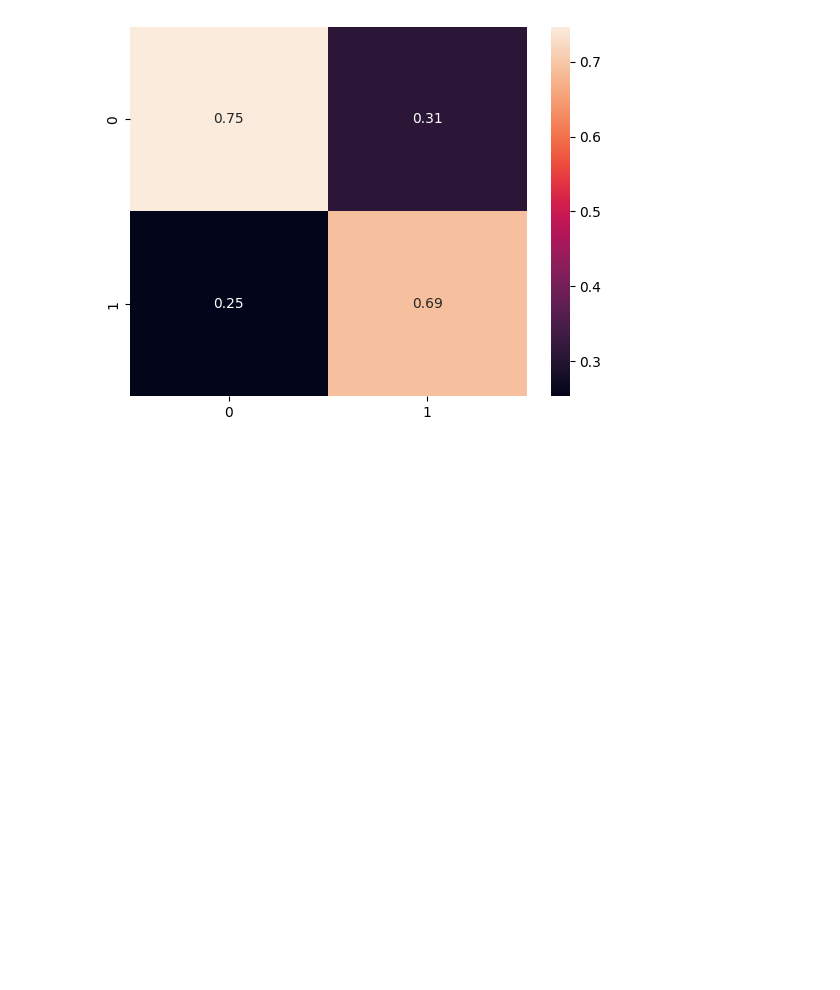
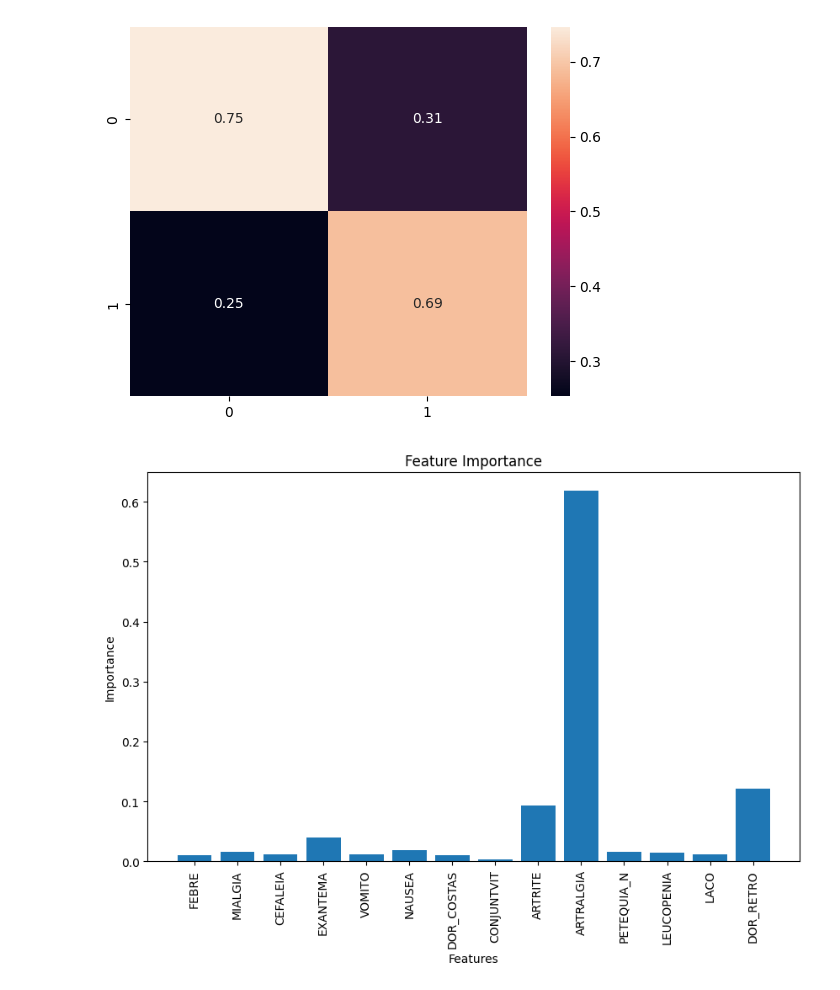
Before and after one commit to pdrmglc/DENV_CHIKV_Classificator, a Jupyter notebook: DENV_CHIKV.ipynb, the cells around one changed output. Drawn from its saved outputs; the diff is of its cells as text; code cells hidden in the pictures; blank space fills up the shorter version.

Commit message:
Features importances implementado

```diff
--- a/DENV_CHIKV.ipynb
+++ b/DENV_CHIKV.ipynb
@@ -127,3 +128,17 @@ sns.heatmap(cf_matrix, annot=True)
 # %% [output]
 <Axes: >
 [figure]
+# %%
+# Obtenha a importância das features
+importances = model.feature_importances_
+
+# Crie um gráfico de barras para visualizar as importâncias das features
+plt.figure(figsize=(10, 6))
+plt.bar(range(len(importances)), importances)
+plt.xticks(range(len(importances)), X_train.columns, rotation=90)
+plt.xlabel('Features')
+plt.ylabel('Importance')
+plt.title('Feature Importance')
+plt.show()
+# %% [output]
+[figure, added]
```
Also changed, not shown: parts of 1 cell of this notebook.
